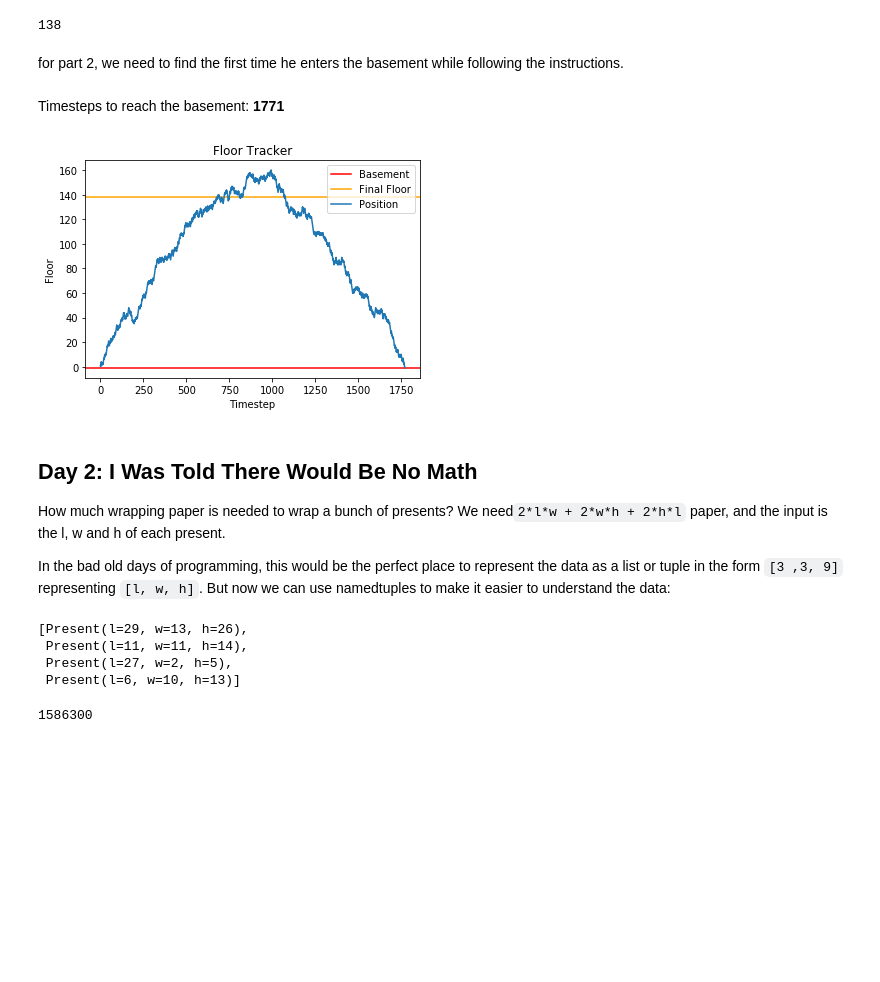
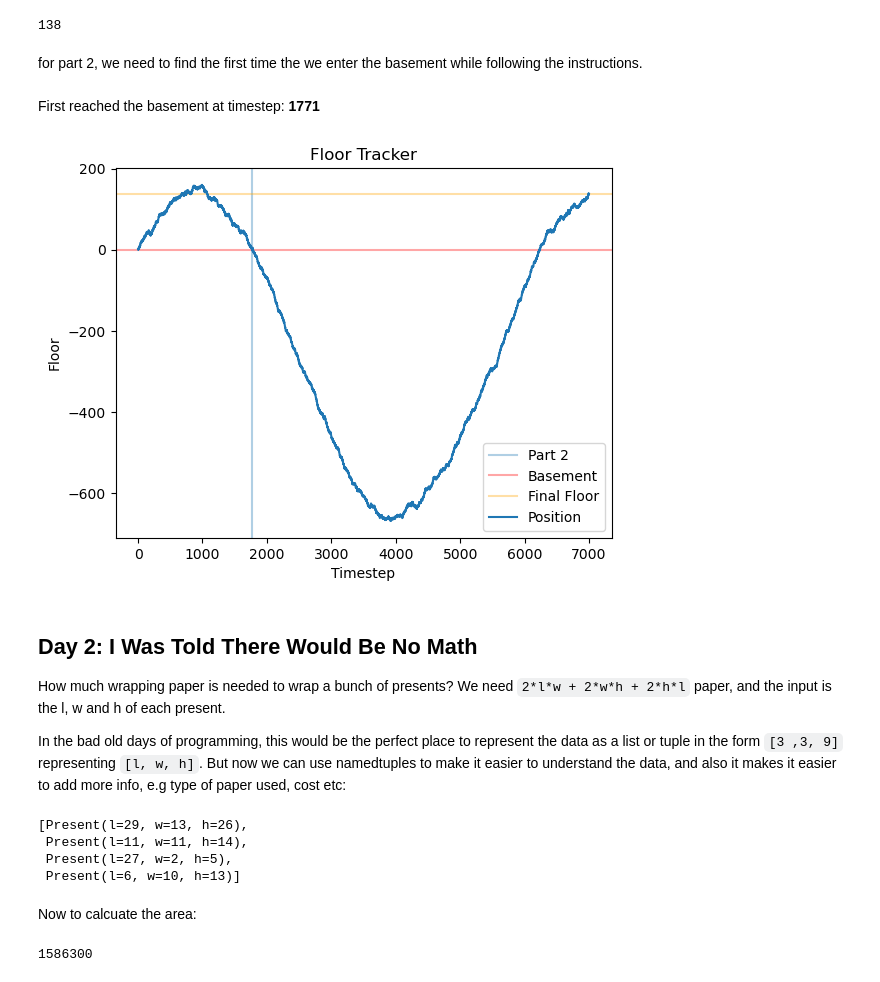
Before and after one commit to khalido/khalido.github.io, a Jupyter notebook: posts/code/advent-of-code-2015/index.ipynb, the cells around one changed output. Saved outputs shown, nothing was run; the diff lists cells and outputs as text; code cells hidden in the pictures; blank space fills up the shorter version.

```diff
--- a/posts/code/advent-of-code-2015/index.ipynb
+++ b/posts/code/advent-of-code-2015/index.ipynb
@@ -79,8 +63,8 @@ def printmd(txt): display(Markdown(txt))
 
 This is simple - minus the ups from the downs:
 # %%
-inp1 = get_input(1)
-inp1.count("(") - inp1.count(")")
+in1 = get_input(1)
+in1.count("(") - in1.count(")")
 # %% [output]
 138
 # %% [markdown]
@@ -90,36 +74,38 @@ sum([1 if char == "(" else -1 for char in inp1])
 # %% [output]
 138
 # %% [markdown]
-for part 2, we need to find the first time he enters the basement while following the instructions.
+for part 2, we need to find the first time the we enter the basement while following the instructions.
 # %%
-floor = 0
+floor, ans = 0, None
 floors = []
 
 for i, mv in enumerate(inp1):
     if mv == "(":
         floor += 1
     else:
         floor -= 1
 
     floors.append(floor)
 
-    if floor == -1:
-        printmd(f"Timesteps to reach the basement: **{i + 1}**")
-        break # no need to continue climbing
+    if floor == -1 and not ans:
+        ans = i + 1
+        printmd(f"First reached the basement at timestep: **{i + 1}**")
+        #break # no need to continue climbing
 
 plt.title("Floor Tracker"); plt.xlabel("Timestep"); plt.ylabel("Floor")
-plt.axhline(y=-1, label="Basement", color="red")
-plt.axhline(y=138, label="Final Floor", color="orange")
+plt.axvline(x=ans, label="Part 2", alpha=0.35)
+plt.axhline(y=-1, label="Basement", color="red", alpha=0.35)
+plt.axhline(y=138, label="Final Floor", color="orange", alpha=0.35)
 plt.plot(range(len(floors)), floors, label="Position")
-plt.legend(loc="upper right");
+plt.legend(loc="lower right");
 # %% [output]
-Timesteps to reach the basement: **1771**
+First reached the basement at timestep: **1771**
-[figure, old version]
+[figure, new version]
 # %% [markdown]
 ## Day 2: I Was Told There Would Be No Math
 
 How much wrapping paper is needed to wrap a bunch of presents?
-We need`2*l*w + 2*w*h + 2*h*l` paper, and the input is the l, w and h of each present.
+We need `2*l*w + 2*w*h + 2*h*l` paper, and the input is the l, w and h of each present.
 
-In the bad old days of programming, this would be the perfect place to represent the data as a list or tuple in the form `[3 ,3, 9]` representing `[l, w, h]`. But now we can use namedtuples to make it easier to understand the data:
+In the bad old days of programming, this would be the perfect place to represent the data as a list or tuple in the form `[3 ,3, 9]` representing `[l, w, h]`. But now we can use namedtuples to make it easier to understand the data, and also it makes it easier to add more info, e.g type of paper used, cost etc:
 # %%
@@ -133,6 +121,8 @@ data2[:4]
  Present(l=11, w=11, h=14),
  Present(l=27, w=2, h=5),
  Present(l=6, w=10, h=13)]
+# %% [markdown]
+Now to calcuate the area:
 # %%
 def get_present_area(p: Present) -> int:
     box_area = sum([2*p.l*p.w, 2*p.w*p.h, 2*p.h*p.l])
```
Also changed, not shown: parts of 6 cells of this notebook, 1 other file.
